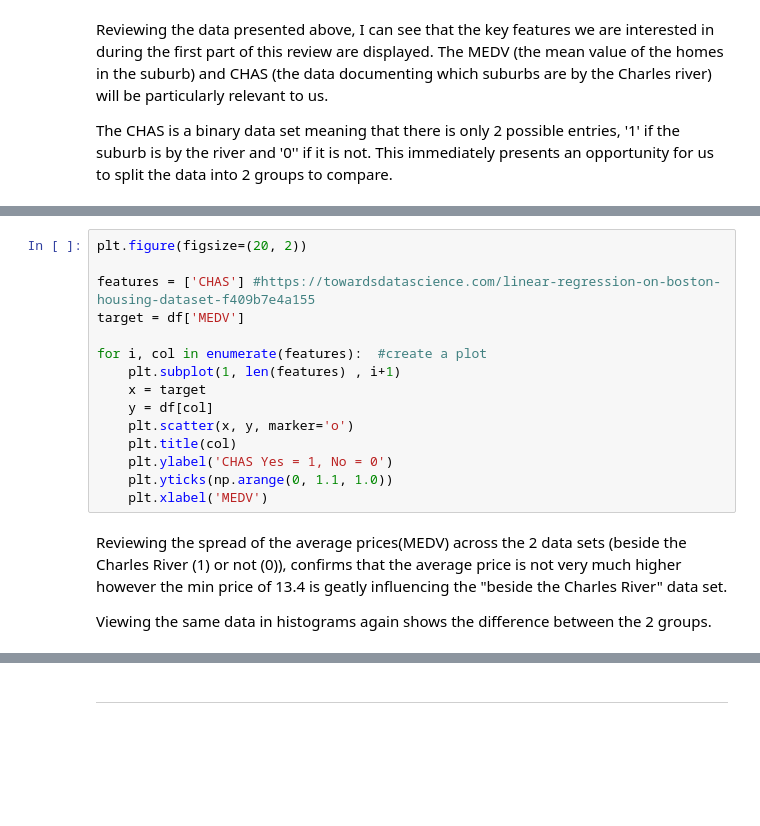
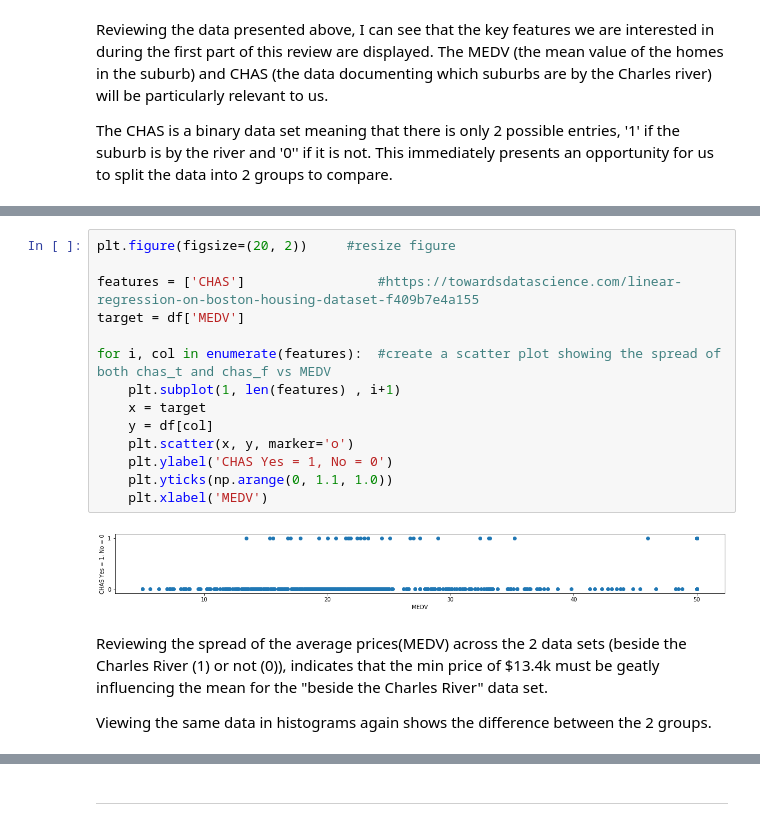
Before and after one commit to eimearbutler7/Sem_4_Machine_Learning_Assessment, a Jupyter notebook: Boston House Prices.ipynb.ipynb, the cells around one changed output, grey strips where cells are left out. Drawn from its saved outputs; the diff is of its cells as text; blank space fills up the shorter version.

```diff
--- a/Boston House Prices.ipynb.ipynb
+++ b/Boston House Prices.ipynb.ipynb
@@ -97,20 +126,21 @@ print ('NOTE: the MEDV has clearly been capped at $50k for the purpose of this d
 # %%
-plt.figure(figsize=(20, 2))
+plt.figure(figsize=(20, 2))     #resize figure
 
-features = ['CHAS'] #https://towardsdatascience.com/linear-regression-on-boston-housing-dataset-f409b7e4a155
+features = ['CHAS']                 #https://towardsdatascience.com/linear-regression-on-boston-housing-dataset-f409b7e4a155
 target = df['MEDV']
 
-for i, col in enumerate(features):  #create a plot
+for i, col in enumerate(features):  #create a scatter plot showing the spread of both chas_t and chas_f vs MEDV
     plt.subplot(1, len(features) , i+1)
     x = target
     y = df[col]
     plt.scatter(x, y, marker='o')
-    plt.title(col)
     plt.ylabel('CHAS Yes = 1, No = 0')
     plt.yticks(np.arange(0, 1.1, 1.0))
     plt.xlabel('MEDV')
+# %% [output]
+[figure, added]
 # %% [markdown]
-Reviewing the spread of the average prices(MEDV) across the 2 data sets (beside the Charles River (1) or not (0)), confirms that the average price is not very much higher however the min price of 13.4 is geatly influencing the "beside the Charles River" data set.
+Reviewing the spread of the average prices(MEDV) across the 2 data sets (beside the Charles River (1) or not (0)), indicates that the min price of $13.4k must be geatly influencing the mean for the "beside the Charles River" data set.
 
 
 Viewing the same data in histograms again shows the difference between the 2 groups.
```
Also changed, not shown: parts of 152 cells of this notebook.
